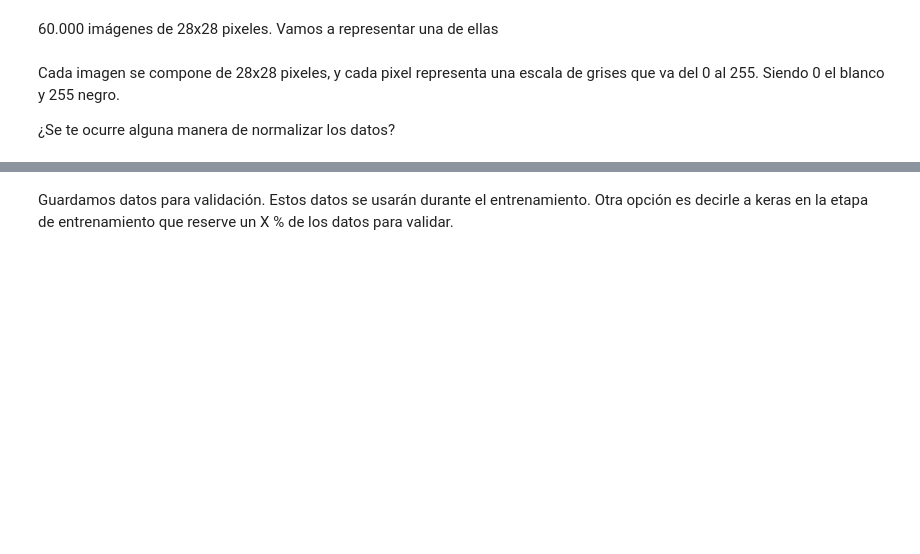
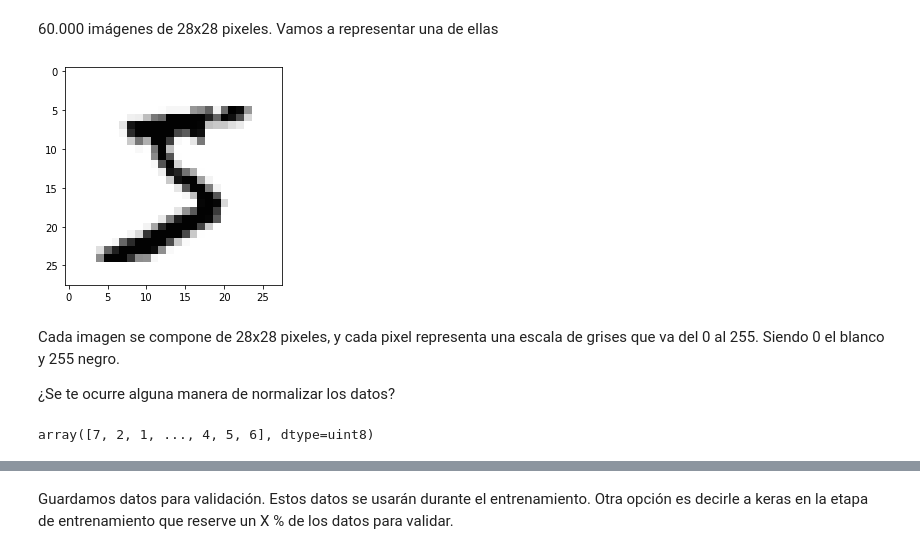
Before and after one commit to CarlosDiazGirol/thebridgedsftsep20, a Jupyter notebook: 3-Machine Learning/4-Deep Learning/1-Intro Deep Learning/2-Keras.ipynb, the cells around one changed output, grey strips where cells are left out. Saved outputs shown, nothing was run; the diff lists cells and outputs as text; code cells hidden in the pictures; blank space fills up the shorter version.

```diff
--- a/3-Machine Learning/4-Deep Learning/1-Intro Deep Learning/2-Keras.ipynb
+++ b/3-Machine Learning/4-Deep Learning/1-Intro Deep Learning/2-Keras.ipynb
@@ -28,6 +59,16 @@ X_train[0]
 # %% [markdown]
 60.000 imágenes de 28x28 pixeles. Vamos a representar una de ellas
+# %%
+import matplotlib.pyplot as plt
+
+plt.imshow(X_train[0], cmap=plt.cm.get_cmap('Greys'));
+# %% [output]
+[figure, added]
 # %% [markdown]
 Cada imagen se compone de 28x28 pixeles, y cada pixel representa una escala de grises que va del 0 al 255. Siendo 0 el blanco y 255 negro.
 
 ¿Se te ocurre alguna manera de normalizar los datos?
+# %%
+y_test
+# %% [output]
+array([7, 2, 1, ..., 4, 5, 6], dtype=uint8)
```
Also changed, not shown: parts of 38 cells of this notebook, 12 other files.
